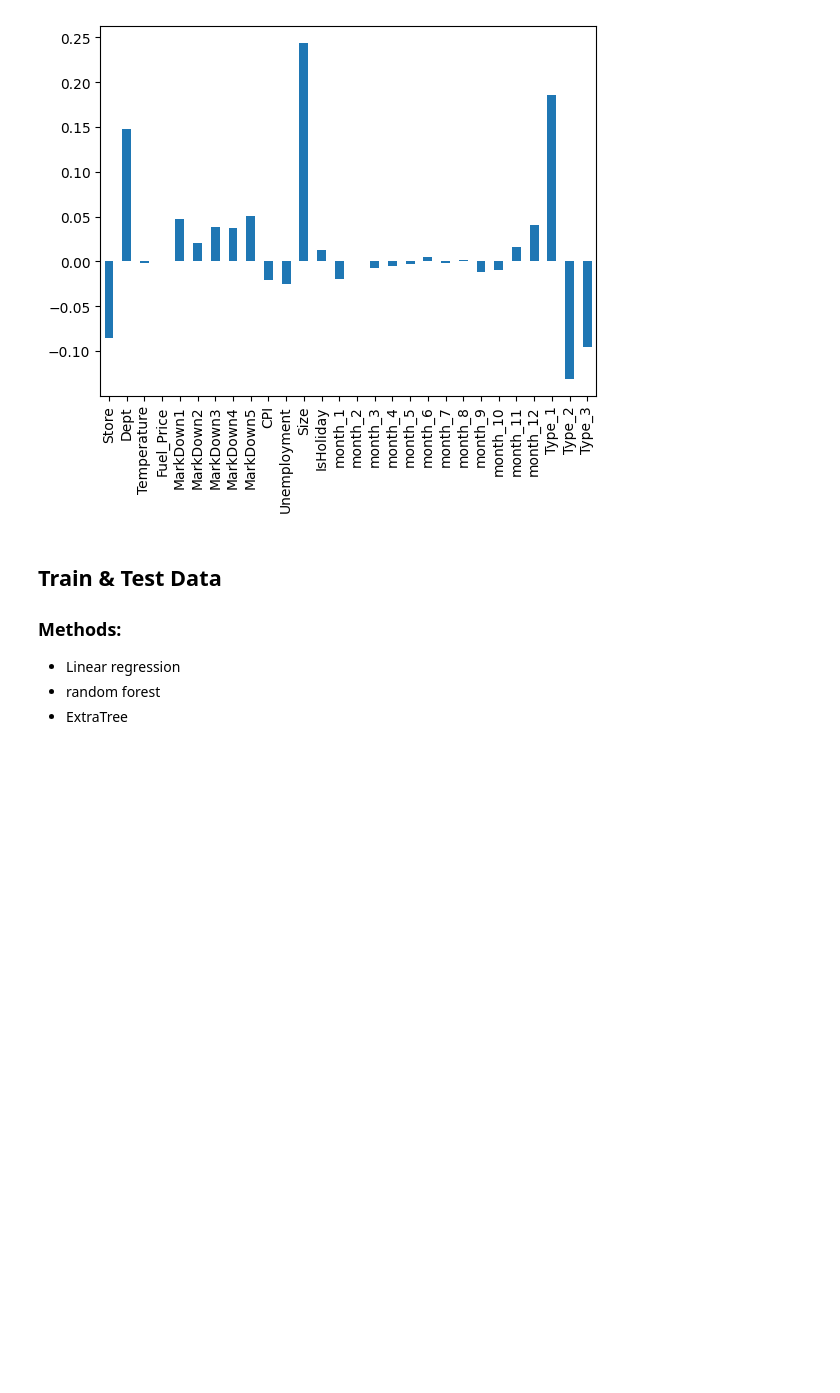
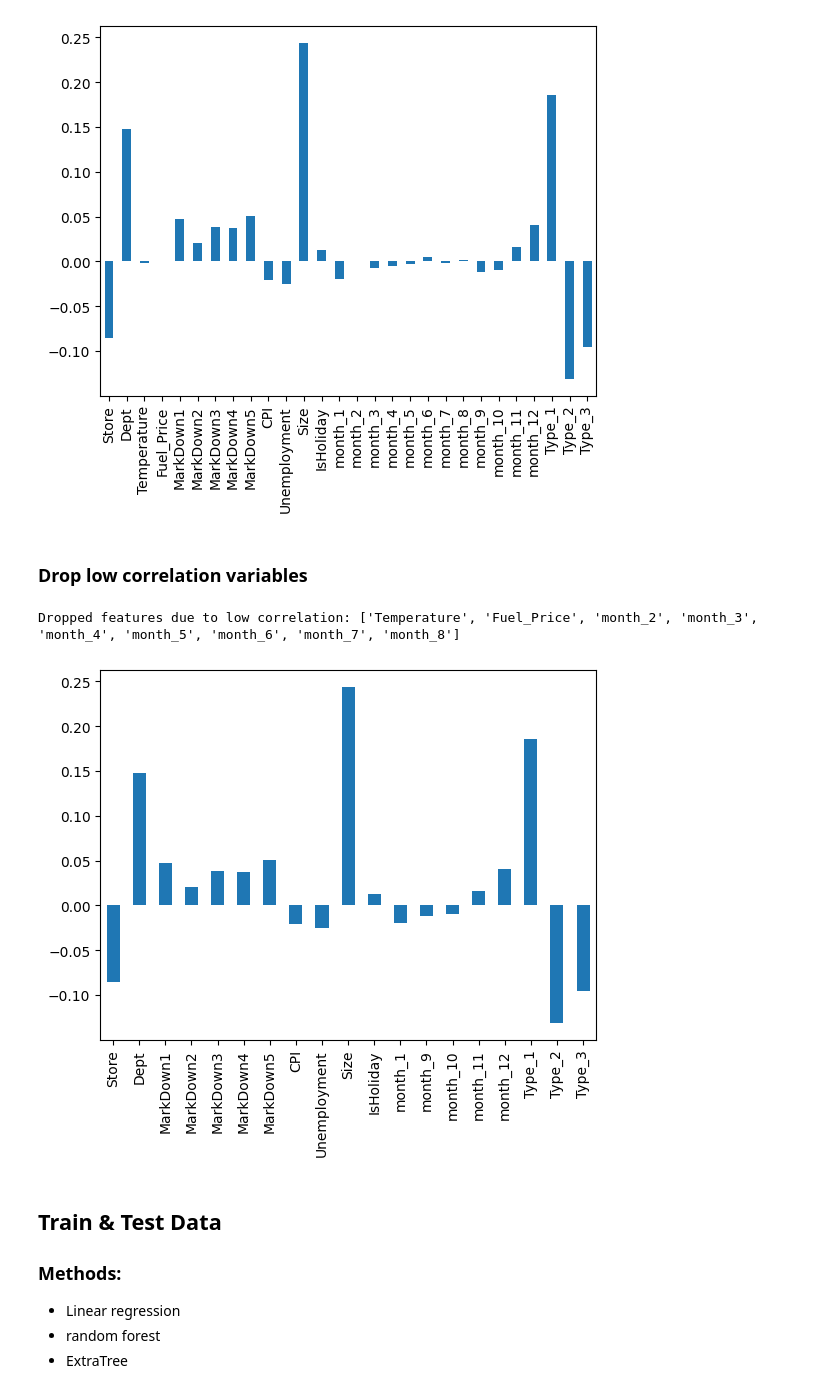
Before and after one commit to PietroWei/Global-Sales-Analysis-and-Forecasting, a Jupyter notebook: notebook/Data_looking.ipynb, the cells around one changed output. Drawn from its saved outputs; the diff is of its cells as text; code cells hidden in the pictures; blank space fills up the shorter version.

```diff
--- a/notebook/Data_looking.ipynb
+++ b/notebook/Data_looking.ipynb
@@ -130,6 +131,26 @@ merged_df_corr.plot.bar()
 # %% [output]
 <Axes: >
 [figure]
+# %% [markdown]
+### Drop low correlation variables
+# %%
+# Set a threshold for correlation
+threshold = 0.01
+
+# Filter out the variables with correlation below the threshold
+low_corr_features = merged_df_corr[abs(merged_df_corr) < threshold].index
+filtered_df = merged_df.drop(columns=low_corr_features)
+
+# Plot the correlation of the remaining features
+filtered_df_corr = filtered_df[filtered_df.columns[:]].corr()['Weekly_Sales'][:]
+filtered_df_corr = filtered_df_corr.drop("Weekly_Sales")
+filtered_df_corr.plot.bar()
+
+# Print the dropped features
+print(f"Dropped features due to low correlation: {list(low_corr_features)}")
+# %% [output]
+Dropped features due to low correlation: ['Temperature', 'Fuel_Price', 'month_2', 'month_3', 'month_4', 'month_5', 'month_6', 'month_7', 'month_8']
+[figure, added]
 # %% [markdown]
 ## Train & Test Data
 ### Methods:
```
Also changed, not shown: parts of 10 cells of this notebook.
